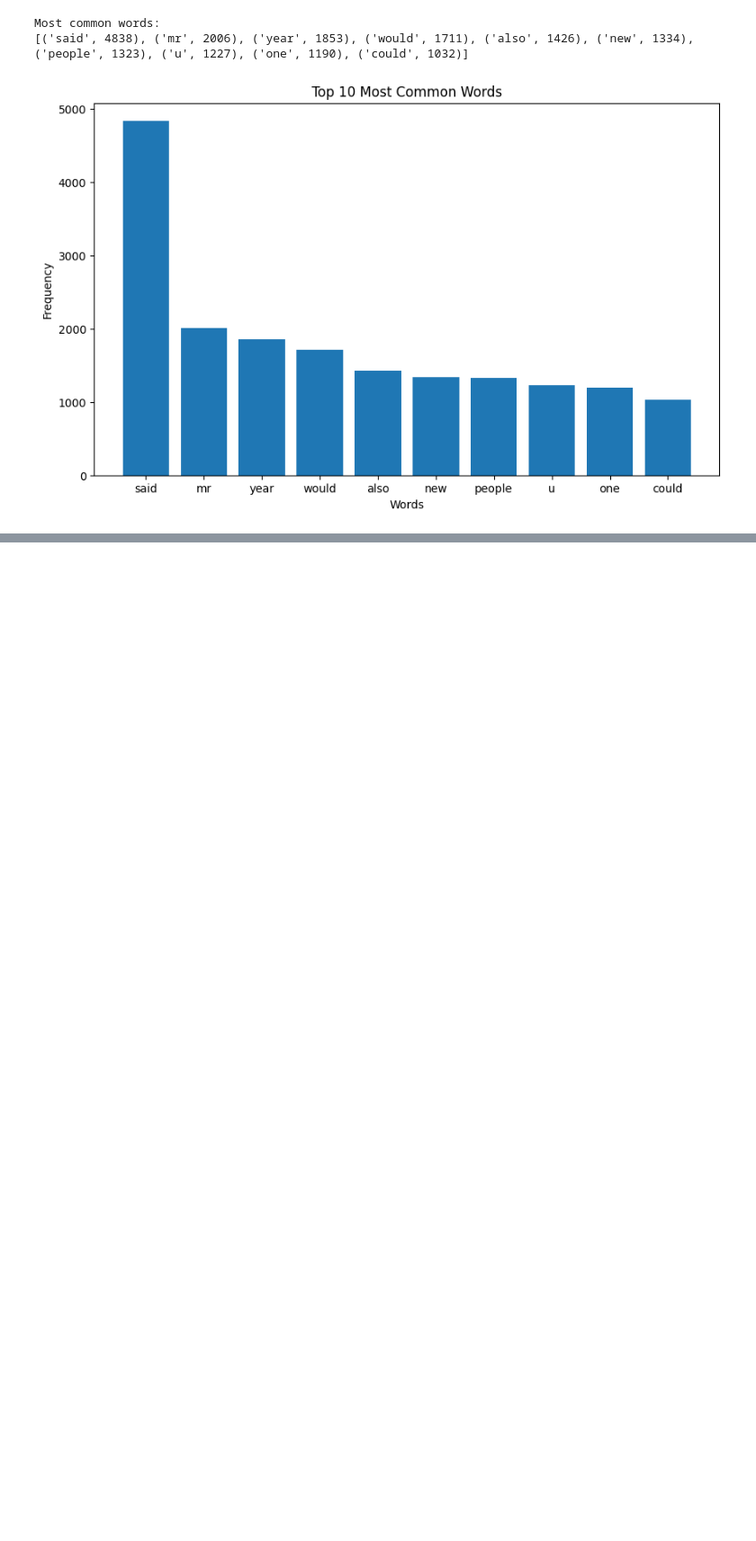
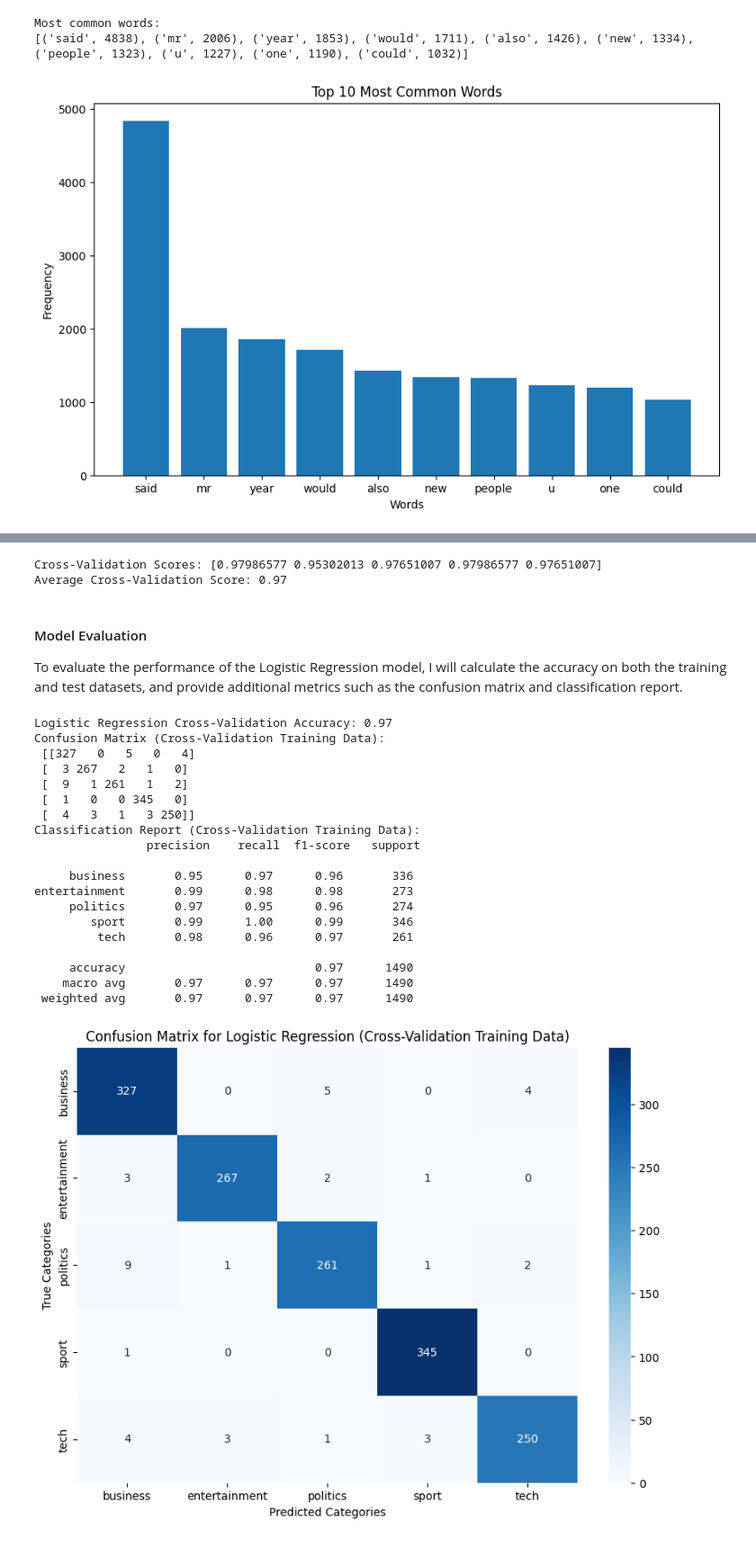
Before and after one commit to tomokiito/bbc-news-classification, a Jupyter notebook: report.ipynb, the cells around one changed output, grey strips where cells are left out. Shown: that part at 90% size. Drawn from its saved outputs; the diff is of its cells as text; code cells hidden in the pictures; blank space fills up the shorter version.

```diff
--- a/report.ipynb
+++ b/report.ipynb
@@ -325,0 +444,71 @@ Based on the model comparison, it is clear that supervised learning, specificall
+# %%
+from sklearn.model_selection import cross_val_score
+from sklearn.linear_model import LogisticRegression
+
+# Initialize the Logistic Regression model
+logreg = LogisticRegression(max_iter=1000, random_state=42)
+
+# Perform 5-fold cross-validation on the training data
+cv_scores = cross_val_score(logreg, X_train_tfidf, train_data['Category'], cv=5)
+
+# Print the cross-validation results
+print(f'Cross-Validation Scores: {cv_scores}')
+print(f'Average Cross-Validation Score: {cv_scores.mean():.2f}')
+# %% [output]
+Cross-Validation Scores: [0.97986577 0.95302013 0.97651007 0.97986577 0.97651007]
+Average Cross-Validation Score: 0.97
+# %% [markdown]
+#### Model Evaluation
+
+To evaluate the performance of the Logistic Regression model, I will calculate the accuracy on both the training and test datasets, and provide additional metrics such as the confusion matrix and classification report.
+# %%
+from sklearn.model_selection import cross_val_predict
+from sklearn.metrics import accuracy_score, confusion_matrix, classification_report
+import seaborn as sns
+import matplotlib.pyplot as plt
+
+# Perform 5-fold cross-validation and get predictions on the training data
+logreg_cv_predictions = cross_val_predict(logreg, X_train_tfidf, train_data['Category'], cv=5)
+
+# Calculate the accuracy from the cross-validation predictions
+cv_train_accuracy = accuracy_score(train_data['Category'], logreg_cv_predictions)
+
+# Print the cross-validation accuracy
+print(f'Logistic Regression Cross-Validation Accuracy: {cv_train_accuracy:.2f}')
+
+# Create the confusion matrix and classification report based on cross-validation predictions
+conf_matrix_logreg_cv = confusion_matrix(train_data['Category'], logreg_cv_predictions)
+class_report_logreg_cv = classification_report(train_data['Category'], logreg_cv_predictions)
+
+# Print the confusion matrix and classification report
+print("Confusion Matrix (Cross-Validation Training Data):\n", conf_matrix_logreg_cv)
+print("Classification Report (Cross-Validation Training Data):\n", class_report_logreg_cv)
+
+# Plot the confusion matrix
+plt.figure(figsize=(10, 7))
+sns.heatmap(conf_matrix_logreg_cv, annot=True, fmt="d", cmap="Blues", xticklabels=categories, yticklabels=categories)
+plt.xlabel('Predicted Categories')
+plt.ylabel('True Categories')
+plt.title('Confusion Matrix for Logistic Regression (Cross-Validation Training Data)')
+plt.show()
+# %% [output]
+Logistic Regression Cross-Validation Accuracy: 0.97
+Confusion Matrix (Cross-Validation Training Data):
+ [[327   0   5   0   4]
+ [  3 267   2   1   0]
+ [  9   1 261   1   2]
+ [  1   0   0 345   0]
+ [  4   3   1   3 250]]
+Classification Report (Cross-Validation Training Data):
+                precision    recall  f1-score   support
+
+     business       0.95      0.97      0.96       336
+entertainment       0.99      0.98      0.98       273
+     politics       0.97      0.95      0.96       274
+        sport       0.99      1.00      0.99       346
+         tech       0.98      0.96      0.97       261
+
+     accuracy                           0.97      1490
+    macro avg       0.97      0.97      0.97      1490
+ weighted avg       0.97      0.97      0.97      1490
+[figure, added]
```
Also changed, not shown: parts of 44 cells of this notebook.
